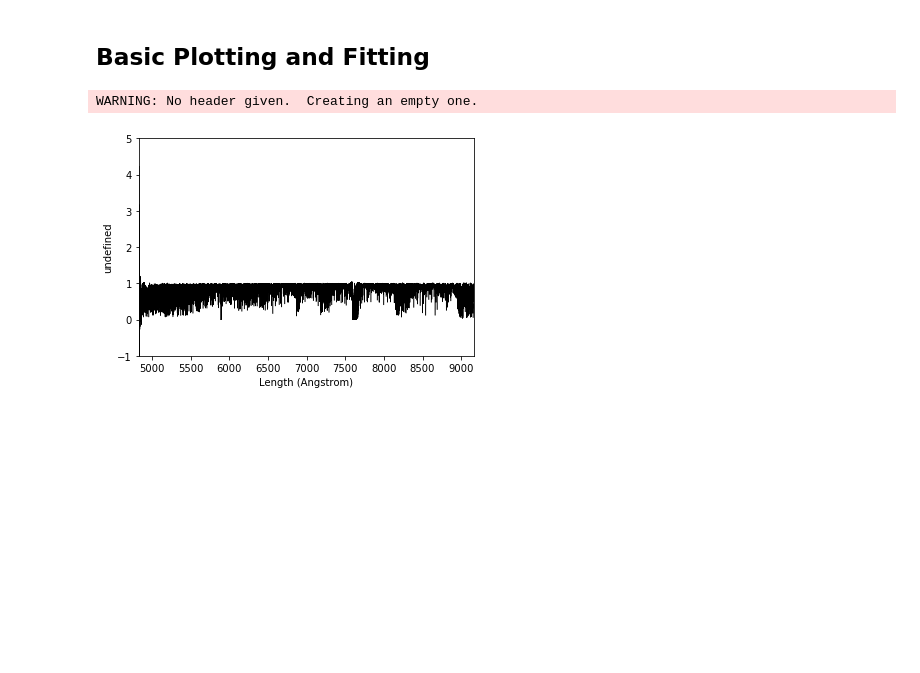
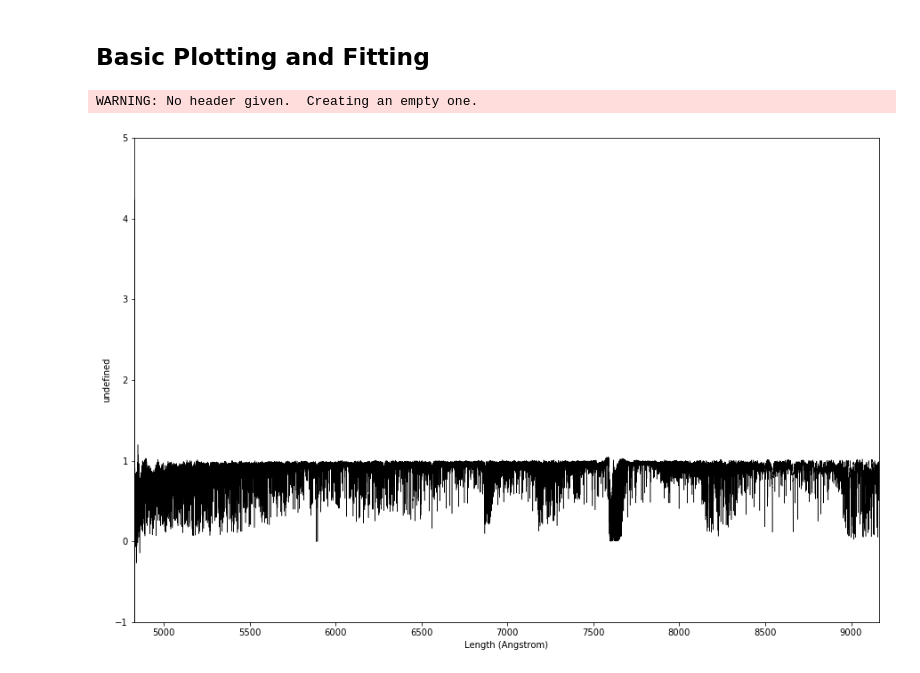
Before and after one commit to jkcarlberg/redgiant_planethosts, a Jupyter notebook: pyspeckit_test.ipynb, the cells around one changed output. Saved outputs shown, nothing was run; the diff lists cells and outputs as text; code cells hidden in the pictures; blank space fills up the shorter version.

```diff
--- a/pyspeckit_test.ipynb
+++ b/pyspeckit_test.ipynb
@@ -10,16 +9,15 @@ import matplotlib.pyplot as plt
 ## Basic Plotting and Fitting
 # %%
 s_hdu = fits.open("Data/ew_known/tame_inputs/col110_1134red_oned_25jan14_wavsoln.fits")
-
-
+fig = plt.figure(figsize=(15,10))
 
 s_data = s_hdu[1].data
 s_flux = s_data['FLUX']
 s_wav = s_data['WAVEL'] * u.AA
 sp = pyspeckit.Spectrum(data=s_flux, xarr=s_wav)
-sp.plotter(ymin = -1, ymax = 5)
+sp.plotter(figure=fig, ymin = -1, ymax = 5)
 # %% [output]
 WARNING: No header given.  Creating an empty one.
-[figure, old version]
+[figure, new version]
 # %%
 #s_hdu[0].header
```
Also changed, not shown: parts of 5 cells of this notebook.
